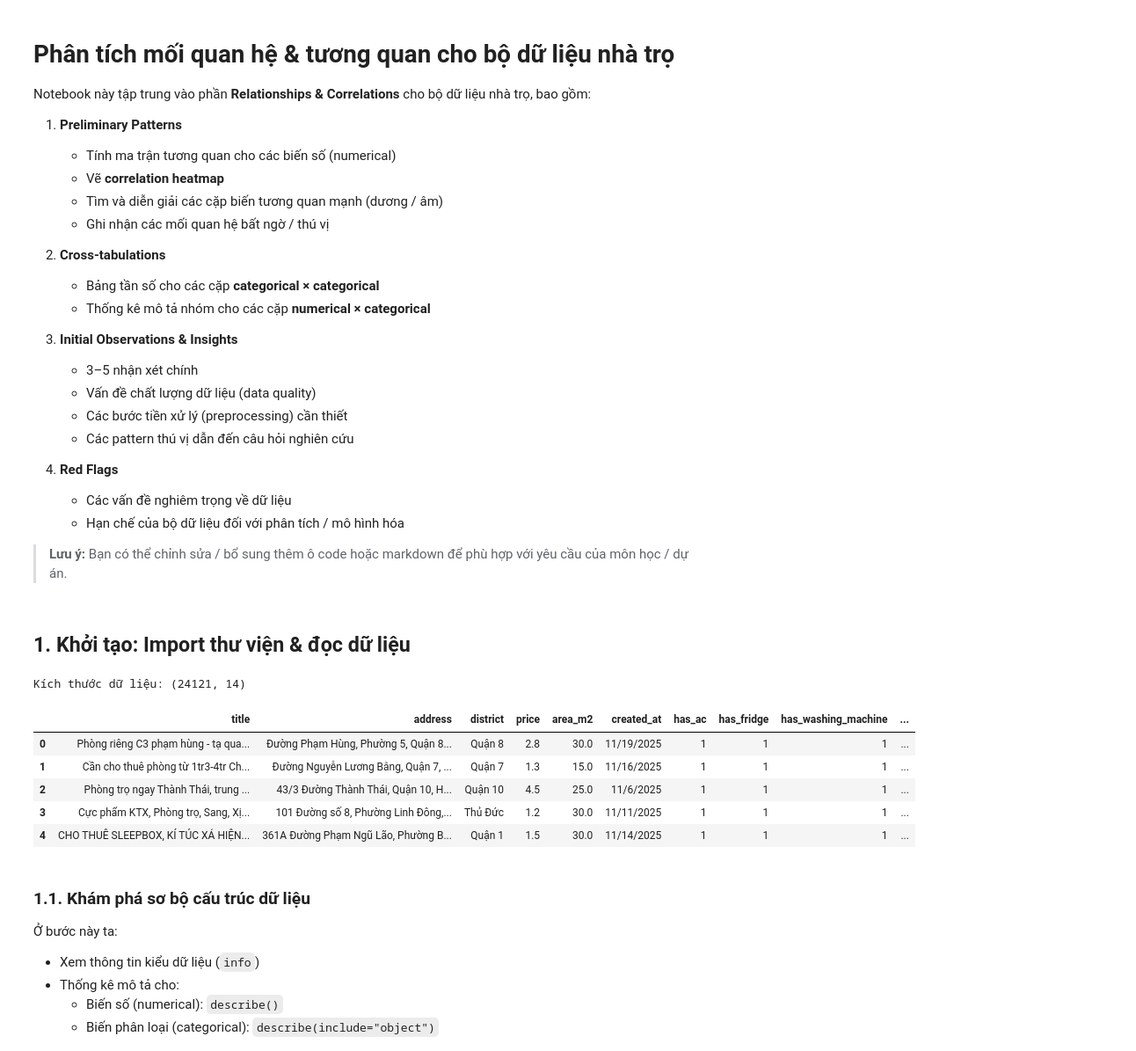
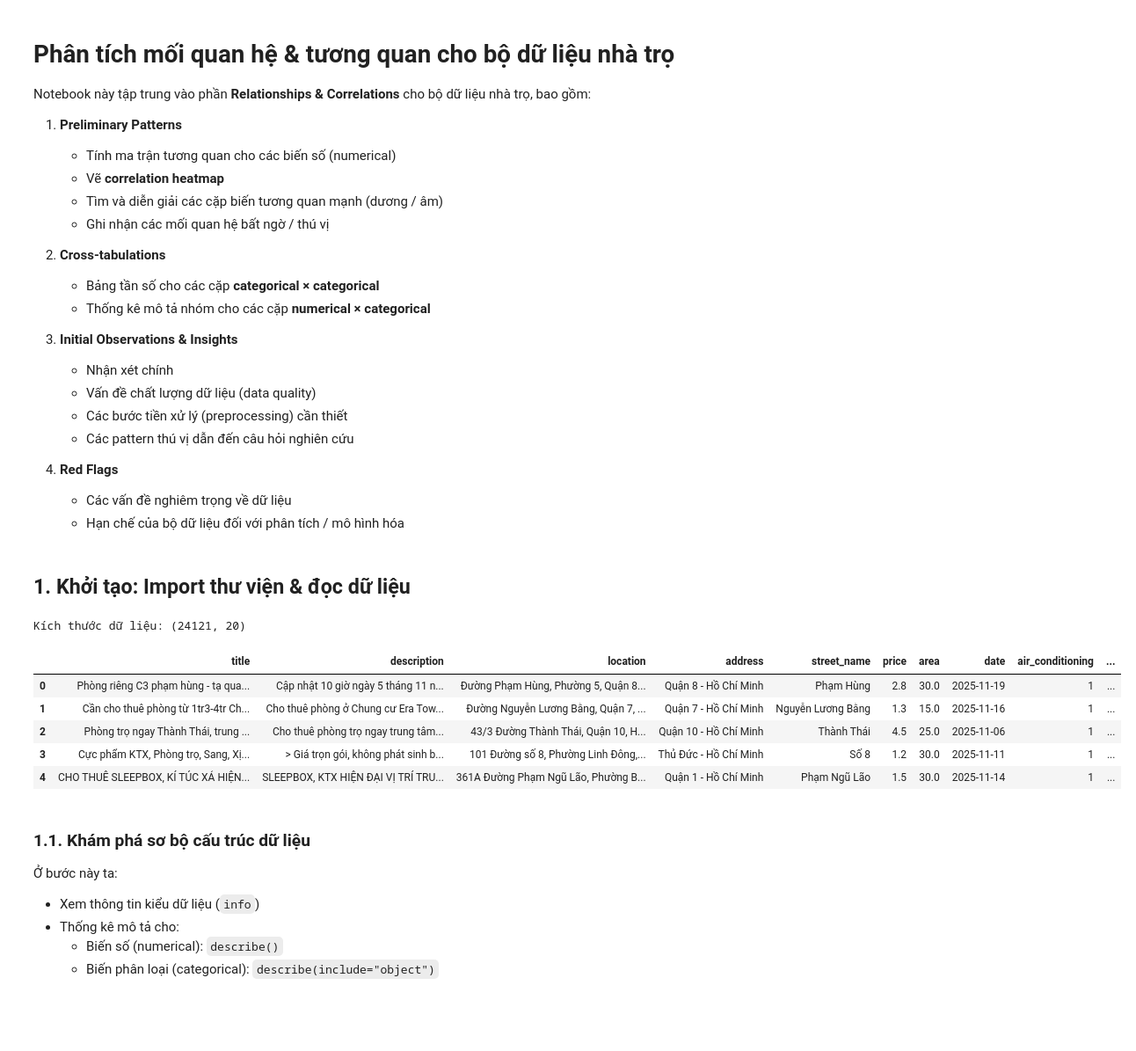
Before and after one commit to HungHiHung10/Intro2DS, a Jupyter notebook: notebooks/relationships_correlations.ipynb, the cells around one changed output. Shown at 88% size. Cells and saved outputs as stored; diff of their text form; code cells hidden in the pictures; blank space fills up the shorter version.

```diff
--- a/notebooks/relationships_correlations.ipynb
+++ b/notebooks/relationships_correlations.ipynb
@@ -14,7 +14,7 @@ Notebook này tập trung vào phần **Relationships & Correlations** cho bộ
    - Thống kê mô tả nhóm cho các cặp **numerical × categorical**
 
 3. **Initial Observations & Insights**
-   - 3–5 nhận xét chính
+   - Nhận xét chính
    - Vấn đề chất lượng dữ liệu (data quality)
    - Các bước tiền xử lý (preprocessing) cần thiết
    - Các pattern thú vị dẫn đến câu hỏi nghiên cứu
@@ -22,34 +22,32 @@ Notebook này tập trung vào phần **Relationships & Correlations** cho bộ
 4. **Red Flags**
    - Các vấn đề nghiêm trọng về dữ liệu
    - Hạn chế của bộ dữ liệu đối với phân tích / mô hình hóa
-
-> **Lưu ý:** Bạn có thể chỉnh sửa / bổ sung thêm ô code hoặc markdown để phù hợp với yêu cầu của môn học / dự án.
 # %% [markdown]
 ## 1. Khởi tạo: Import thư viện & đọc dữ liệu
 # %%
 import pandas as pd
 import numpy as np
 import matplotlib.pyplot as plt
+import seaborn as sns
 
-# Đảm bảo hiển thị đầy đủ hơn một chút
+sns.set(style="whitegrid", font_scale=1.1)
 pd.set_option("display.max_columns", 50)
 pd.set_option("display.width", 120)
 
-# Đường dẫn đến file CSV (cập nhật lại nếu cần)
-CSV_PATH = "cleaned_data3.csv"
+CSV_PATH = "../Data/cleaned.csv"
 
 df = pd.read_csv(CSV_PATH)
 
 print("Kích thước dữ liệu:", df.shape)
 df.head()
 # %% [output]
-Kích thước dữ liệu: (24121, 14)
+Kích thước dữ liệu: (24121, 20)
-|  | title | address | district | price | area_m2 | created_at | has_ac | has_fridge | has_washing_machine | ... |
-| 0 | Phòng riêng C3 phạm hùng - tạ qua... | Đường Phạm Hùng, Phường 5, Quận 8... | Quận 8 | 2.8 | 30.0 | 11/19/2025 | 1 | 1 | 1 | ... |
-| 1 | Cần cho thuê phòng từ 1tr3-4tr Ch... | Đường Nguyễn Lương Bằng, Quận 7, ... | Quận 7 | 1.3 | 15.0 | 11/16/2025 | 1 | 1 | 1 | ... |
-| 2 | Phòng trọ ngay Thành Thái, trung ... | 43/3 Đường Thành Thái, Quận 10, H... | Quận 10 | 4.5 | 25.0 | 11/6/2025 | 1 | 1 | 1 | ... |
-| 3 | Cực phẩm KTX, Phòng trọ, Sang, Xị... | 101 Đường số 8, Phường Linh Đông,... | Thủ Đức | 1.2 | 30.0 | 11/11/2025 | 1 | 1 | 1 | ... |
-| 4 | CHO THUÊ SLEEPBOX, KÍ TÚC XÁ HIỆN... | 361A Đường Phạm Ngũ Lão, Phường B... | Quận 1 | 1.5 | 30.0 | 11/14/2025 | 1 | 1 | 1 | ... |
+|  | title | description | location | address | street_name | price | area | date | air_conditioning | ... |
+| 0 | Phòng riêng C3 phạm hùng - tạ qua... | Cập nhật 10 giờ ngày 5 tháng 11 n... | Đường Phạm Hùng, Phường 5, Quận 8... | Quận 8 - Hồ Chí Minh | Phạm Hùng | 2.8 | 30.0 | 2025-11-19 | 1 | ... |
+| 1 | Cần cho thuê phòng từ 1tr3-4tr Ch... | Cho thuê phòng ở Chung cư Era Tow... | Đường Nguyễn Lương Bằng, Quận 7, ... | Quận 7 - Hồ Chí Minh | Nguyễn Lương Bằng | 1.3 | 15.0 | 2025-11-16 | 1 | ... |
+| 2 | Phòng trọ ngay Thành Thái, trung ... | Cho thuê phòng trọ ngay trung tâm... | 43/3 Đường Thành Thái, Quận 10, H... | Quận 10 - Hồ Chí Minh | Thành Thái | 4.5 | 25.0 | 2025-11-06 | 1 | ... |
+| 3 | Cực phẩm KTX, Phòng trọ, Sang, Xị... | > Giá trọn gói, không phát sinh b... | 101 Đường số 8, Phường Linh Đông,... | Thủ Đức - Hồ Chí Minh | Số 8 | 1.2 | 30.0 | 2025-11-11 | 1 | ... |
+| 4 | CHO THUÊ SLEEPBOX, KÍ TÚC XÁ HIỆN... | SLEEPBOX, KTX HIỆN ĐẠI VỊ TRÍ TRU... | 361A Đường Phạm Ngũ Lão, Phường B... | Quận 1 - Hồ Chí Minh | Phạm Ngũ Lão | 1.5 | 30.0 | 2025-11-14 | 1 | ... |
 # %% [markdown]
 ### 1.1. Khám phá sơ bộ cấu trúc dữ liệu
 
```
Also changed, not shown: parts of 17 cells of this notebook.
